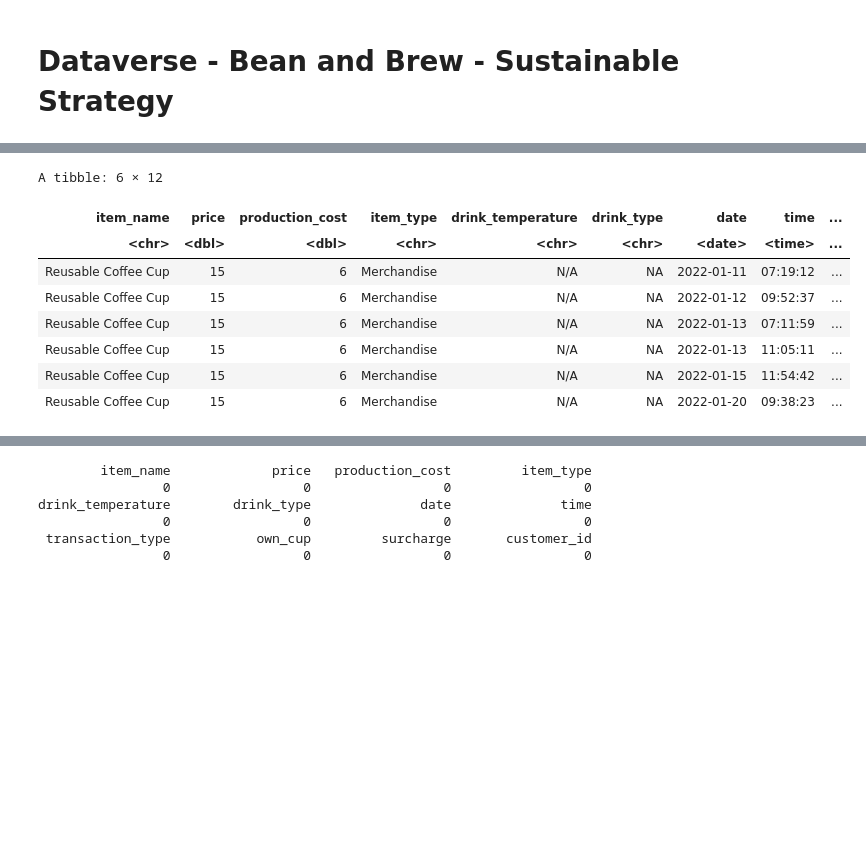
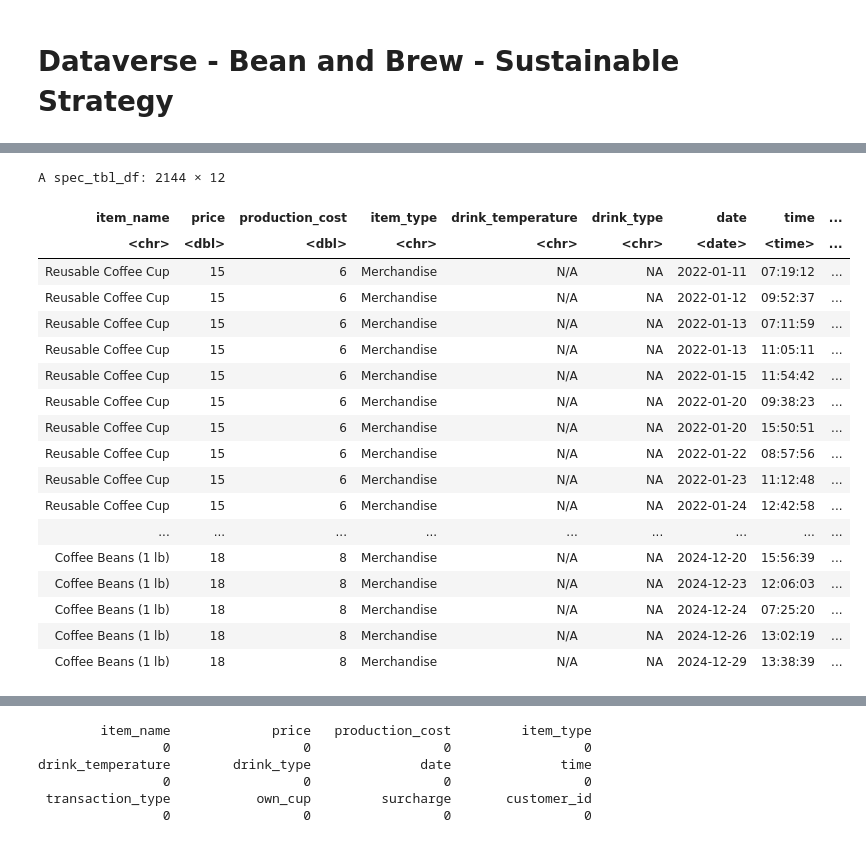
Before and after one commit to SharonGulati/dataverse, a Jupyter notebook: dataverse.ipynb, the cells around one changed output, grey strips where cells are left out. Cells and saved outputs as stored; diff of their text form; code cells hidden in the pictures; blank space fills up the shorter version.

```diff
--- a/dataverse.ipynb
+++ b/dataverse.ipynb
@@ -77,15 +105,25 @@ A spec_tbl_df: 32605 × 12
 | Coffee Beans (1 lb) | 18 | 8 | Merchandise | N/A | NA | 2024-12-29 | 13:38:39 | ... |
 # %%
 merch <- filter(coffee, item_type == "Merchandise")
-head(merch)
+merch
 # %% [output]
-A tibble: 6 × 12
+A spec_tbl_df: 2144 × 12
 | item_name | price | production_cost | item_type | drink_temperature | drink_type | date | time | ... |
 | <chr> | <dbl> | <dbl> | <chr> | <chr> | <chr> | <date> | <time> | ... |
 | Reusable Coffee Cup | 15 | 6 | Merchandise | N/A | NA | 2022-01-11 | 07:19:12 | ... |
 | Reusable Coffee Cup | 15 | 6 | Merchandise | N/A | NA | 2022-01-12 | 09:52:37 | ... |
 | Reusable Coffee Cup | 15 | 6 | Merchandise | N/A | NA | 2022-01-13 | 07:11:59 | ... |
 | Reusable Coffee Cup | 15 | 6 | Merchandise | N/A | NA | 2022-01-13 | 11:05:11 | ... |
 | Reusable Coffee Cup | 15 | 6 | Merchandise | N/A | NA | 2022-01-15 | 11:54:42 | ... |
 | Reusable Coffee Cup | 15 | 6 | Merchandise | N/A | NA | 2022-01-20 | 09:38:23 | ... |
+| Reusable Coffee Cup | 15 | 6 | Merchandise | N/A | NA | 2022-01-20 | 15:50:51 | ... |
+| Reusable Coffee Cup | 15 | 6 | Merchandise | N/A | NA | 2022-01-22 | 08:57:56 | ... |
+| Reusable Coffee Cup | 15 | 6 | Merchandise | N/A | NA | 2022-01-23 | 11:12:48 | ... |
+| Reusable Coffee Cup | 15 | 6 | Merchandise | N/A | NA | 2022-01-24 | 12:42:58 | ... |
+| ... | ... | ... | ... | ... | ... | ... | ... | ... |
+| Coffee Beans (1 lb) | 18 | 8 | Merchandise | N/A | NA | 2024-12-20 | 15:56:39 | ... |
+| Coffee Beans (1 lb) | 18 | 8 | Merchandise | N/A | NA | 2024-12-23 | 12:06:03 | ... |
+| Coffee Beans (1 lb) | 18 | 8 | Merchandise | N/A | NA | 2024-12-24 | 07:25:20 | ... |
+| Coffee Beans (1 lb) | 18 | 8 | Merchandise | N/A | NA | 2024-12-26 | 13:02:19 | ... |
+| Coffee Beans (1 lb) | 18 | 8 | Merchandise | N/A | NA | 2024-12-29 | 13:38:39 | ... |
 # %%
```
Also changed, not shown: parts of 4 cells of this notebook.
